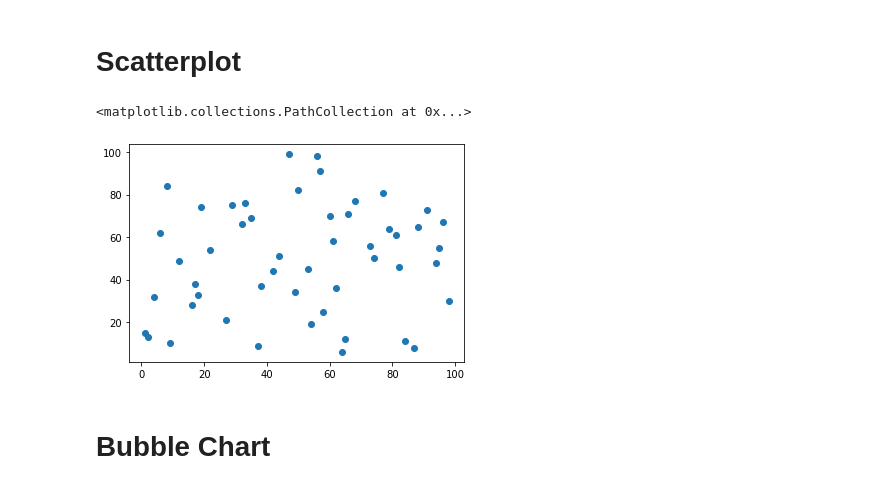
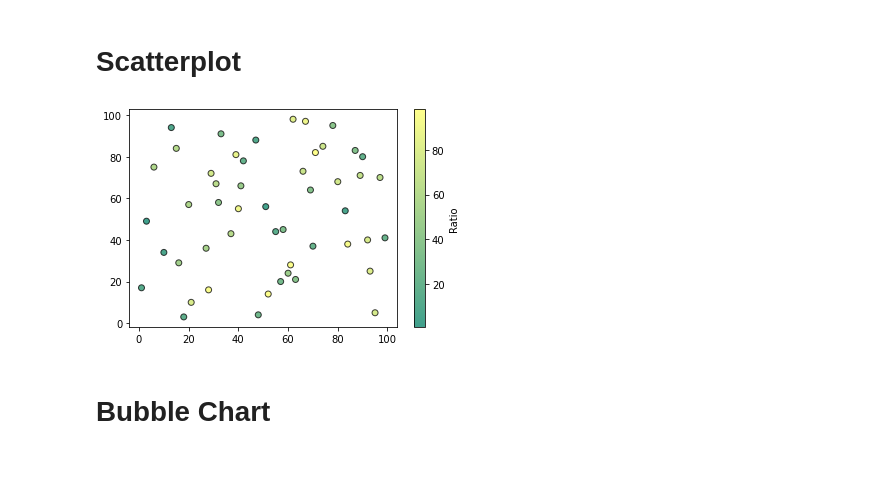
Before and after one commit to Ryan-Ashton/visualisation_notes, a Jupyter notebook: Matplotlib.ipynb, the cells around one changed output. Saved outputs shown, nothing was run; the diff lists cells and outputs as text; code cells hidden in the pictures.

```diff
--- a/Matplotlib.ipynb
+++ b/Matplotlib.ipynb
@@ -634,13 +617,21 @@ plt.violinplot(x, vert=False)
 # %%
 fig = plt.figure()
 
 x = random.sample(range(1,100), 50)
 y = random.sample(range(1,100), 50)
+ratio = random.sample(range(1,100), 50)
 
-plt.scatter(x, y)
+plt.scatter(x, y,
+           c=ratio,
+           cmap='summer',
+           edgecolor='black',
+           linewidth=1,
+           alpha=0.75)
+
+cbar = plt.colorbar()
+cbar.set_label('Ratio')
 # %% [output]
-<matplotlib.collections.PathCollection at 0x...>
-[figure, old version]
+[figure, new version]
 # %% [markdown]
 # Bubble Chart
 # %%
```
Also changed, not shown: parts of 18 cells of this notebook.
